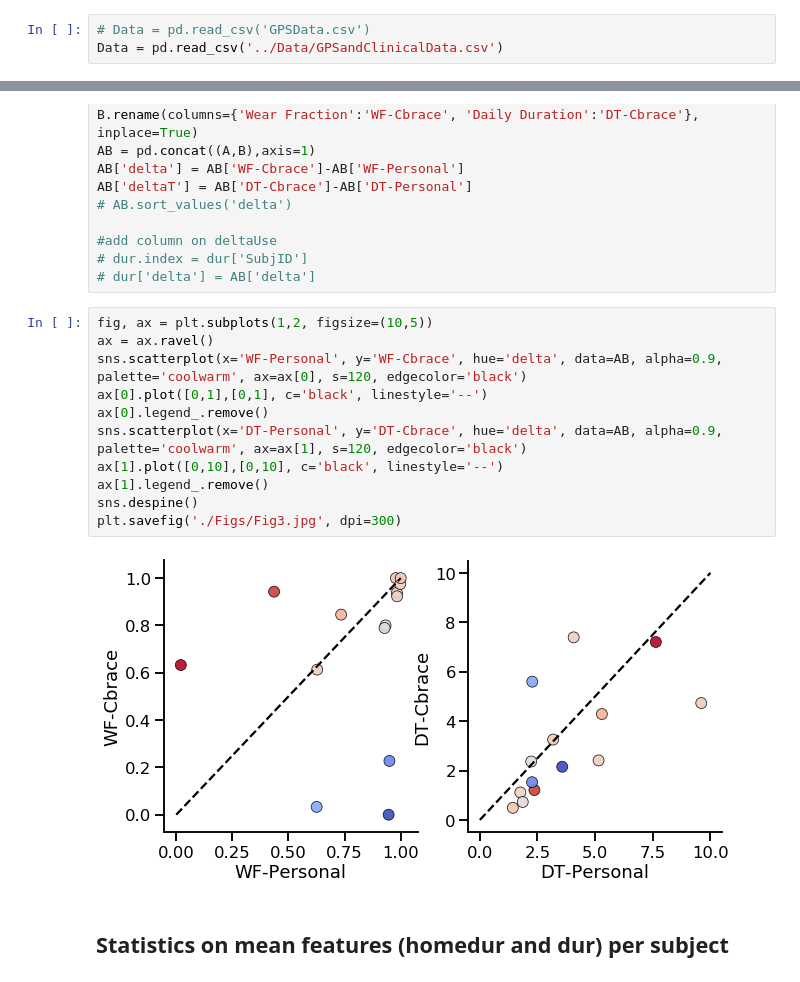
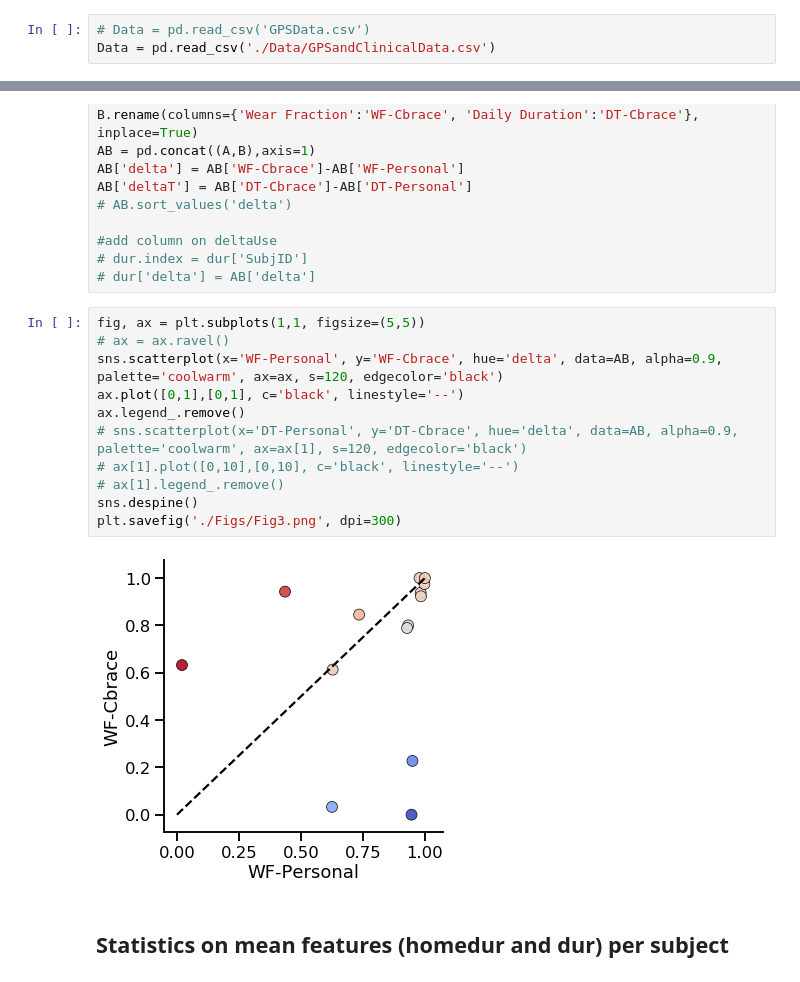
Before and after one commit to Luke3D/CbrAnalysis, a Jupyter notebook: PaperAnalysis.ipynb, the cells around one changed output, grey strips where cells are left out. Cells and saved outputs as stored; diff of their text form.

Commit message:
improved correlation plots

```diff
--- a/PaperAnalysis.ipynb
+++ b/PaperAnalysis.ipynb
@@ -96,7 +96,7 @@ ax.get_legend().remove()
 ## Community data analysis
 # %%
 # Data = pd.read_csv('GPSData.csv')
-Data = pd.read_csv('../Data/GPSandClinicalData.csv')
+Data = pd.read_csv('./Data/GPSandClinicalData.csv')
 # %%
 Data.head()
 # %% [output]
@@ -408,18 +415,18 @@ AB['deltaT'] = AB['DT-Cbrace']-AB['DT-Personal']
 # dur.index = dur['SubjID']
 # dur['delta'] = AB['delta']
 # %%
-fig, ax = plt.subplots(1,2, figsize=(10,5))
-ax = ax.ravel()
-sns.scatterplot(x='WF-Personal', y='WF-Cbrace', hue='delta', data=AB, alpha=0.9, palette='coolwarm', ax=ax[0], s=120, edgecolor='black')
-ax[0].plot([0,1],[0,1], c='black', linestyle='--')
-ax[0].legend_.remove()
-sns.scatterplot(x='DT-Personal', y='DT-Cbrace', hue='delta', data=AB, alpha=0.9, palette='coolwarm', ax=ax[1], s=120, edgecolor='black')
-ax[1].plot([0,10],[0,10], c='black', linestyle='--')
-ax[1].legend_.remove()
+fig, ax = plt.subplots(1,1, figsize=(5,5))
+# ax = ax.ravel()
+sns.scatterplot(x='WF-Personal', y='WF-Cbrace', hue='delta', data=AB, alpha=0.9, palette='coolwarm', ax=ax, s=120, edgecolor='black')
+ax.plot([0,1],[0,1], c='black', linestyle='--')
+ax.legend_.remove()
+# sns.scatterplot(x='DT-Personal', y='DT-Cbrace', hue='delta', data=AB, alpha=0.9, palette='coolwarm', ax=ax[1], s=120, edgecolor='black')
+# ax[1].plot([0,10],[0,10], c='black', linestyle='--')
+# ax[1].legend_.remove()
 sns.despine()
-plt.savefig('./Figs/Fig3.jpg', dpi=300)
+plt.savefig('./Figs/Fig3.png', dpi=300)
 # %% [output]
-[figure, old version]
+[figure, new version]
 # %% [markdown]
 
 ## Statistics on mean features (homedur and dur) per subject
```
Also changed, not shown: parts of 35 cells of this notebook.
